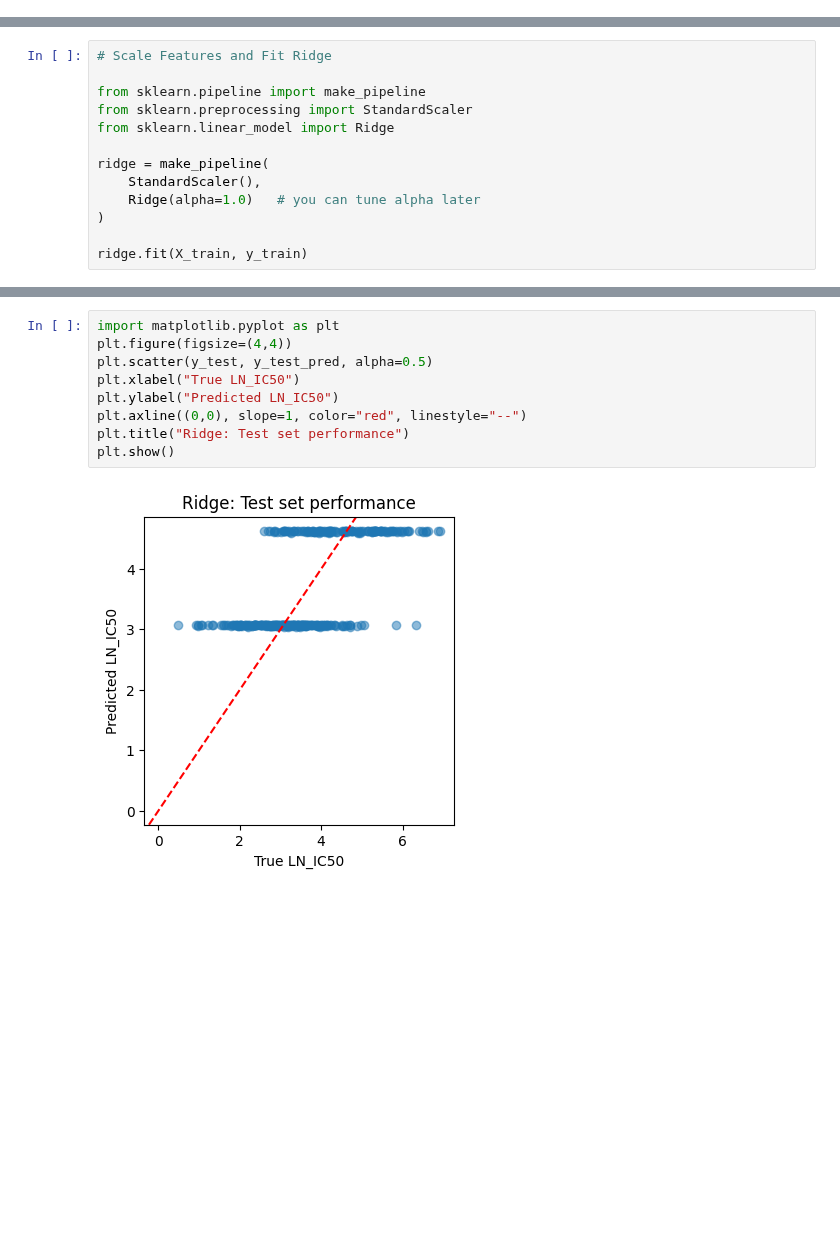
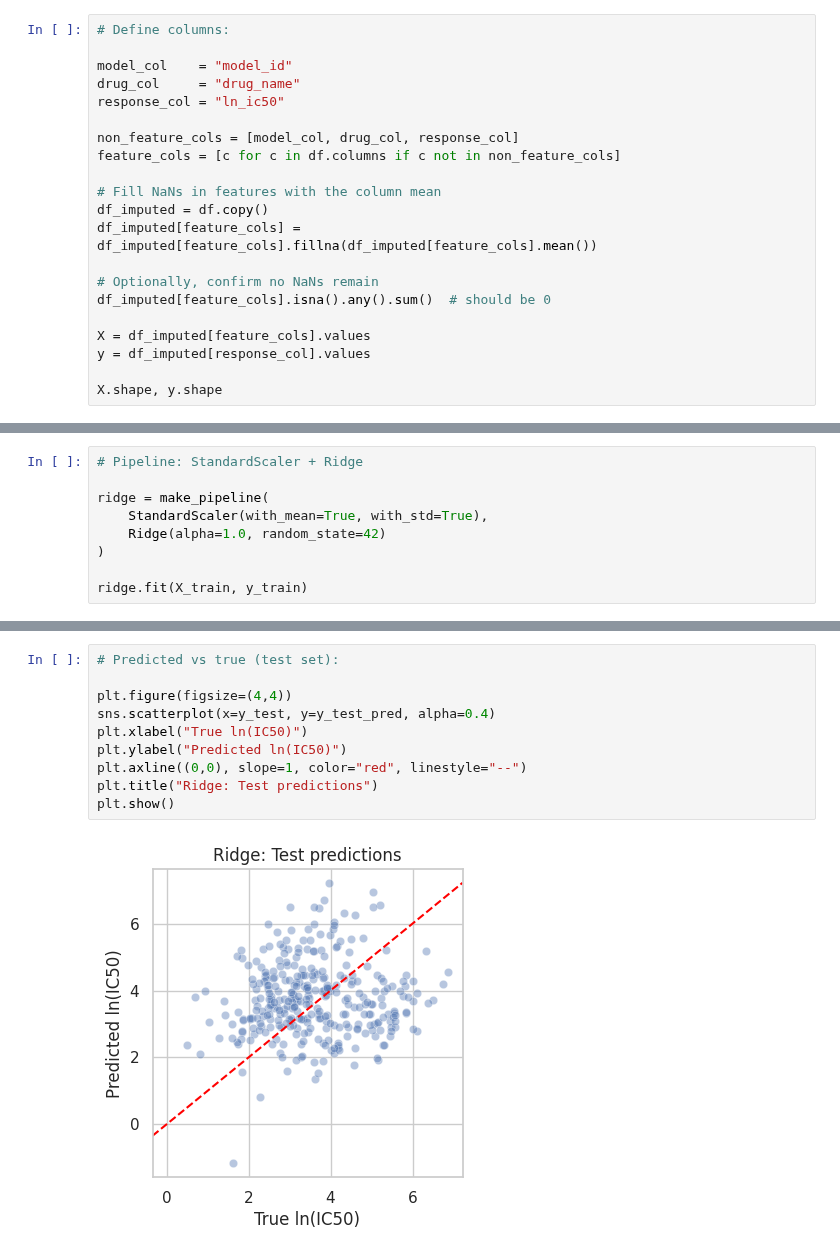
Before and after one commit to AarzuM39/gdsc-drug-response-project, a Jupyter notebook: notebooks/03_baseline_models.ipynb, the cells around one changed output, grey strips where cells are left out. Saved outputs shown, nothing was run; the diff lists cells and outputs as text; blank space fills up the shorter version.

```diff
--- a/notebooks/03_baseline_models.ipynb
+++ b/notebooks/03_baseline_models.ipynb
@@ -47,0 +39,21 @@ non_numeric_cols, numeric_cols[:10]
+# %%
+# Define columns:
+
+model_col    = "model_id"
+drug_col     = "drug_name"
+response_col = "ln_ic50"
+
+non_feature_cols = [model_col, drug_col, response_col]
+feature_cols = [c for c in df.columns if c not in non_feature_cols]
+
+# Fill NaNs in features with the column mean
+df_imputed = df.copy()
+df_imputed[feature_cols] = df_imputed[feature_cols].fillna(df_imputed[feature_cols].mean())
+
+# Optionally, confirm no NaNs remain
+df_imputed[feature_cols].isna().any().sum()  # should be 0
+
+X = df_imputed[feature_cols].values
+y = df_imputed[response_col].values
+
+X.shape, y.shape
@@ -61,13 +74,9 @@ X_train.shape, X_test.shape
 # %%
-# Scale Features and Fit Ridge
-
-from sklearn.pipeline import make_pipeline
-from sklearn.preprocessing import StandardScaler
-from sklearn.linear_model import Ridge
+# Pipeline: StandardScaler + Ridge
 
 ridge = make_pipeline(
-    StandardScaler(),
-    Ridge(alpha=1.0)   # you can tune alpha later
+    StandardScaler(with_mean=True, with_std=True),
+    Ridge(alpha=1.0, random_state=42)
 )
 
 ridge.fit(X_train, y_train)
@@ -97,11 +110,12 @@ r2_train, r2_test, rmse_train, rmse_test
 # %%
-import matplotlib.pyplot as plt
+# Predicted vs true (test set):
+
 plt.figure(figsize=(4,4))
-plt.scatter(y_test, y_test_pred, alpha=0.5)
-plt.xlabel("True LN_IC50")
-plt.ylabel("Predicted LN_IC50")
+sns.scatterplot(x=y_test, y=y_test_pred, alpha=0.4)
+plt.xlabel("True ln(IC50)")
+plt.ylabel("Predicted ln(IC50)")
 plt.axline((0,0), slope=1, color="red", linestyle="--")
-plt.title("Ridge: Test set performance")
+plt.title("Ridge: Test predictions")
 plt.show()
 # %% [output]
-[figure, old version]
+[figure, new version]
```
Also changed, not shown: parts of 17 cells of this notebook.
